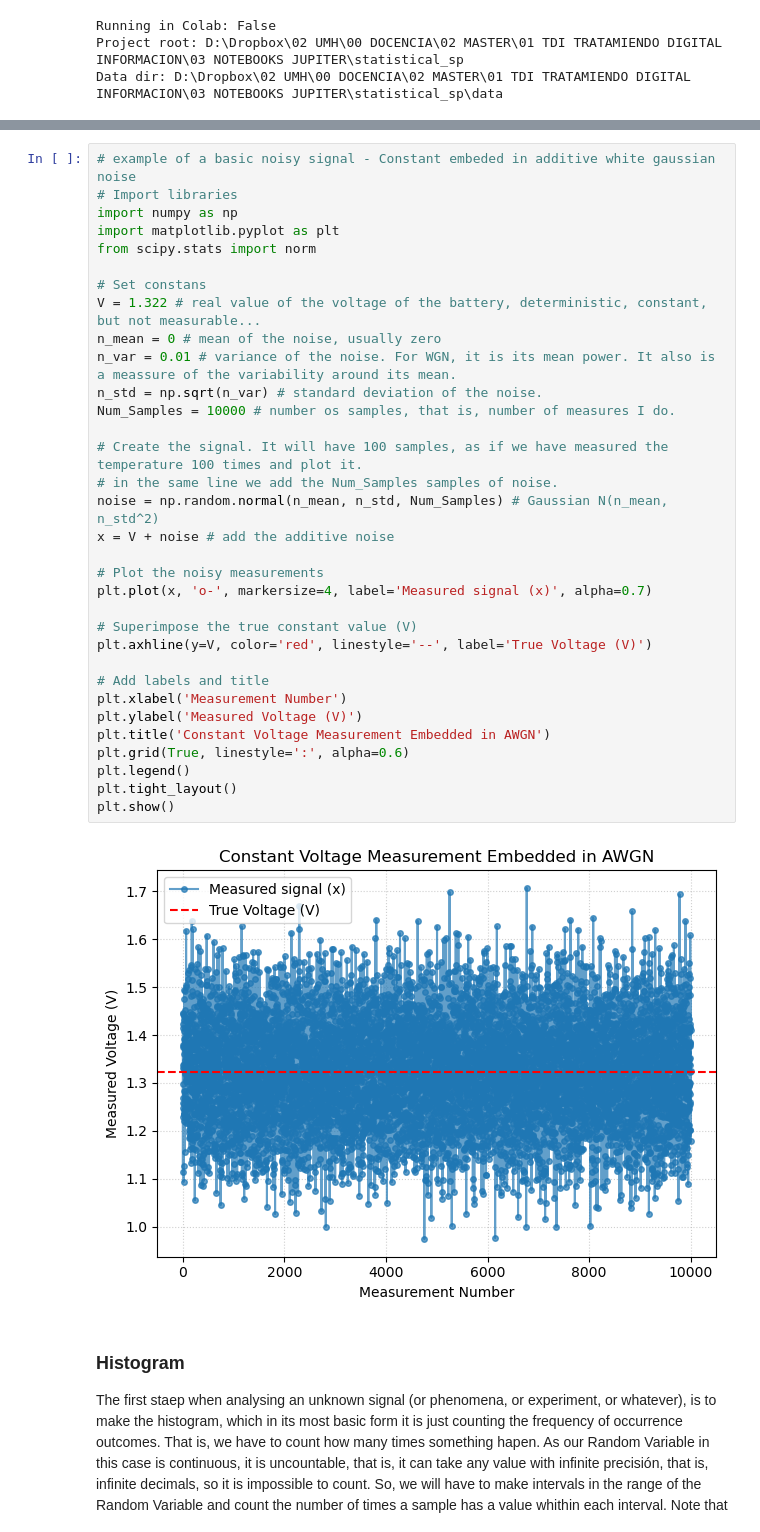
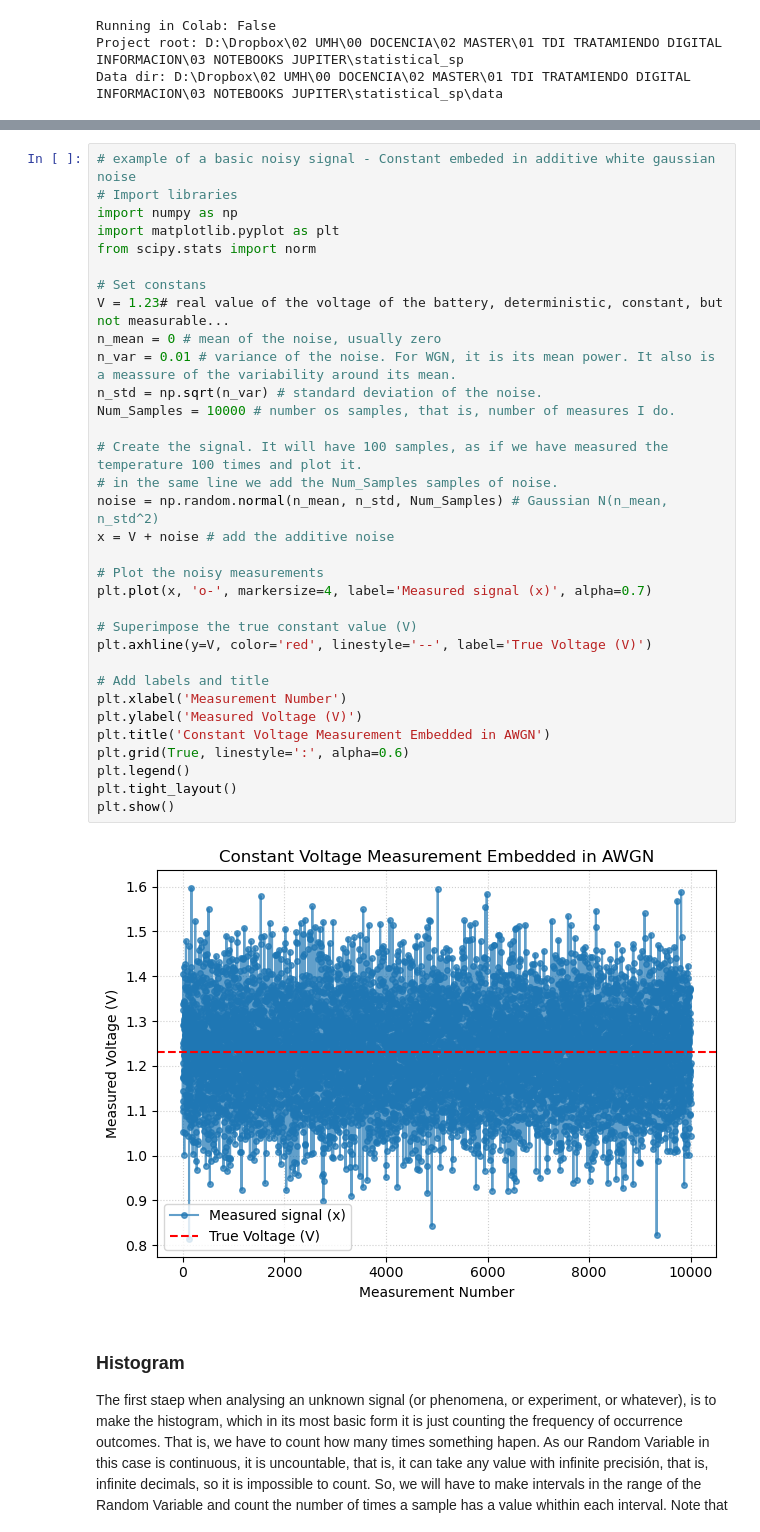
Before and after one commit to Alberto-Rodriguez-Martinez/statistical-signal-processing, a Jupyter notebook: notebooks/Random_Variables.ipynb, the cells around one changed output, grey strips where cells are left out. Saved outputs shown, nothing was run; the diff lists cells and outputs as text.

```diff
--- a/notebooks/Random_Variables.ipynb
+++ b/notebooks/Random_Variables.ipynb
@@ -75,35 +75,35 @@ $X=V+noise$
 import numpy as np
 import matplotlib.pyplot as plt
 from scipy.stats import norm
 
 # Set constans
-V = 1.322 # real value of the voltage of the battery, deterministic, constant, but not measurable...
+V = 1.23# real value of the voltage of the battery, deterministic, constant, but not measurable...
 n_mean = 0 # mean of the noise, usually zero
 n_var = 0.01 # variance of the noise. For WGN, it is its mean power. It also is a meassure of the variability around its mean.
 n_std = np.sqrt(n_var) # standard deviation of the noise.
 Num_Samples = 10000 # number os samples, that is, number of measures I do.
 
 # Create the signal. It will have 100 samples, as if we have measured the temperature 100 times and plot it.
 # in the same line we add the Num_Samples samples of noise.
 noise = np.random.normal(n_mean, n_std, Num_Samples) # Gaussian N(n_mean, n_std^2)
 x = V + noise # add the additive noise
 
 # Plot the noisy measurements
 plt.plot(x, 'o-', markersize=4, label='Measured signal (x)', alpha=0.7)
 
 # Superimpose the true constant value (V)
 plt.axhline(y=V, color='red', linestyle='--', label='True Voltage (V)')
 
 # Add labels and title
 plt.xlabel('Measurement Number')
 plt.ylabel('Measured Voltage (V)')
 plt.title('Constant Voltage Measurement Embedded in AWGN')
 plt.grid(True, linestyle=':', alpha=0.6)
 plt.legend()
 plt.tight_layout()
 plt.show()
 # %% [output]
-[figure, old version]
+[figure, new version]
 # %% [markdown]
 ### Histogram
 The first staep when analysing an unknown signal (or phenomena, or experiment, or whatever), is to make the histogram, which in its most basic form it is just counting the frequency of occurrence outcomes. That is, we have to count how many times something hapen. As our Random Variable in this case is continuous, it is uncountable, that is, it can take any value with infinite precisión, that is, infinite decimals, so it is impossible to count. So, we will have to make intervals in the range of the Random Variable and count the number of times a sample has a value whithin each interval. Note that we have to decide here a few things:
```
Also changed, not shown: parts of 10 cells of this notebook, 4 other files.
